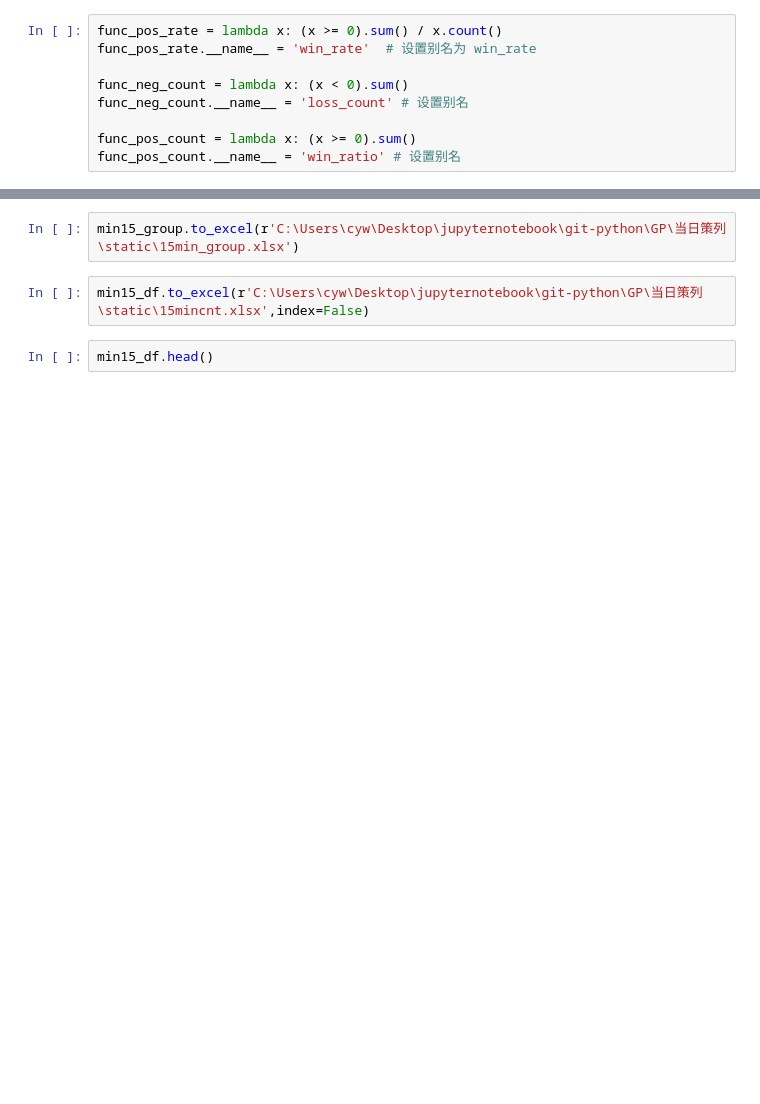
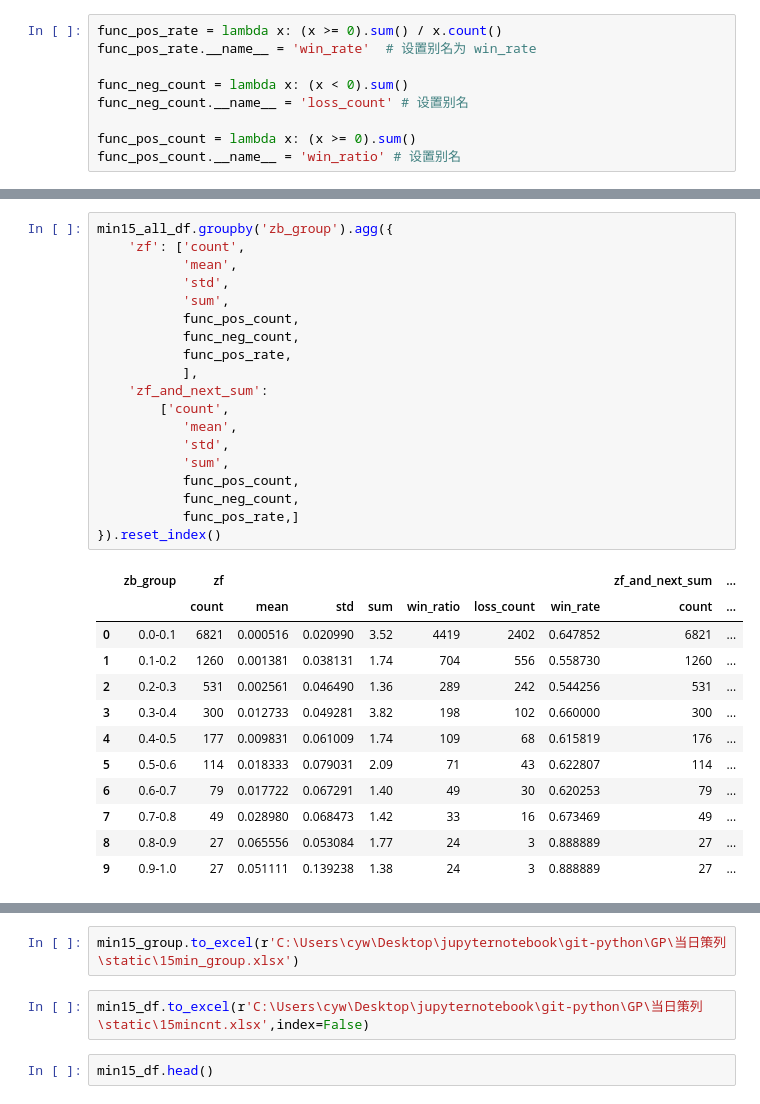
Before and after one commit to chen-cyw-yan/GP, a Jupyter notebook: 当日策列/股票数据.ipynb, the cells around one changed output, grey strips where cells are left out. Saved outputs shown, nothing was run; the diff lists cells and outputs as text; blank space fills up the shorter version.

```diff
--- a/当日策列/股票数据.ipynb
+++ b/当日策列/股票数据.ipynb
@@ -435 +435,33 @@ min15_df.groupby('ratio_group').agg({
+# %%
+min15_all_df.groupby('zb_group').agg({
+    'zf': ['count',
+           'mean',
+           'std',
+           'sum',
+           func_pos_count,
+           func_neg_count,
+           func_pos_rate,
+           ],
+    'zf_and_next_sum':
+        ['count',
+           'mean',
+           'std',
+           'sum',
+           func_pos_count,
+           func_neg_count,
+           func_pos_rate,]
+}).reset_index()
+# %% [output]
+|  | zb_group | zf |  |  |  |  |  |  | zf_and_next_sum | ... |
+|  |  | count | mean | std | sum | win_ratio | loss_count | win_rate | count | ... |
+| 0 | 0.0-0.1 | 6821 | 0.000516 | 0.020990 | 3.52 | 4419 | 2402 | 0.647852 | 6821 | ... |
+| 1 | 0.1-0.2 | 1260 | 0.001381 | 0.038131 | 1.74 | 704 | 556 | 0.558730 | 1260 | ... |
+| 2 | 0.2-0.3 | 531 | 0.002561 | 0.046490 | 1.36 | 289 | 242 | 0.544256 | 531 | ... |
+| 3 | 0.3-0.4 | 300 | 0.012733 | 0.049281 | 3.82 | 198 | 102 | 0.660000 | 300 | ... |
+| 4 | 0.4-0.5 | 177 | 0.009831 | 0.061009 | 1.74 | 109 | 68 | 0.615819 | 176 | ... |
+| 5 | 0.5-0.6 | 114 | 0.018333 | 0.079031 | 2.09 | 71 | 43 | 0.622807 | 114 | ... |
+| 6 | 0.6-0.7 | 79 | 0.017722 | 0.067291 | 1.40 | 49 | 30 | 0.620253 | 79 | ... |
+| 7 | 0.7-0.8 | 49 | 0.028980 | 0.068473 | 1.42 | 33 | 16 | 0.673469 | 49 | ... |
+| 8 | 0.8-0.9 | 27 | 0.065556 | 0.053084 | 1.77 | 24 | 3 | 0.888889 | 27 | ... |
+| 9 | 0.9-1.0 | 27 | 0.051111 | 0.139238 | 1.38 | 24 | 3 | 0.888889 | 27 | ... |
 # %%
```
Also changed, not shown: parts of 15 cells of this notebook, 2 other files.
